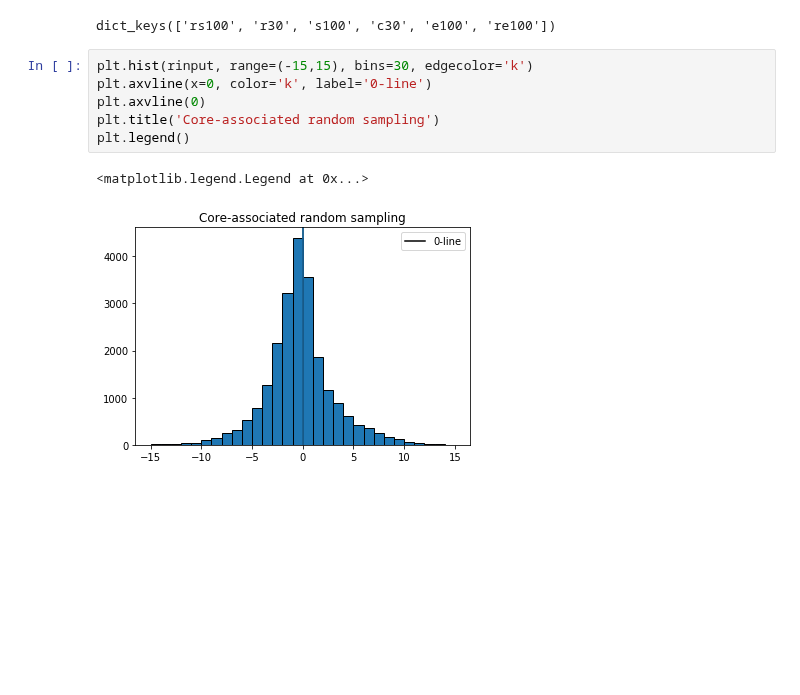
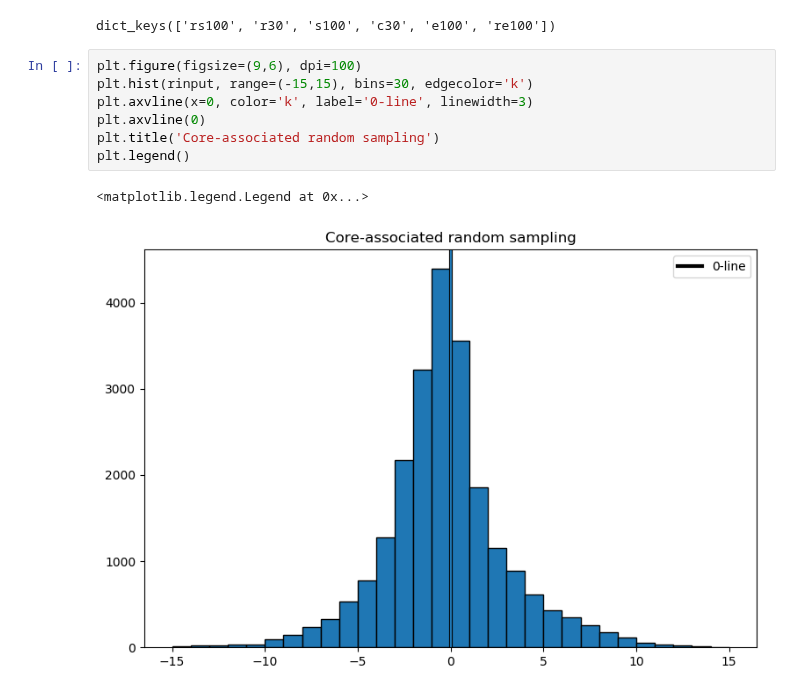
Before and after one commit to cornkle/proj_CEH, a Jupyter notebook: notebooks/AMMA_soil_moisture_distribution_test.ipynb, the cells around one changed output. Drawn from its saved outputs; the diff is of its cells as text; blank space fills up the shorter version.

```diff
--- a/notebooks/AMMA_soil_moisture_distribution_test.ipynb
+++ b/notebooks/AMMA_soil_moisture_distribution_test.ipynb
@@ -109,11 +110,12 @@ rinput = rinput[np.isfinite(rinput)]
 # %% [output]
 dict_keys(['rs100', 'r30', 's100', 'c30', 'e100', 're100'])
 # %%
+plt.figure(figsize=(9,6), dpi=100)
 plt.hist(rinput, range=(-15,15), bins=30, edgecolor='k')
-plt.axvline(x=0, color='k', label='0-line')
+plt.axvline(x=0, color='k', label='0-line', linewidth=3)
 plt.axvline(0)
 plt.title('Core-associated random sampling')
 plt.legend()
 # %% [output]
 <matplotlib.legend.Legend at 0x...>
-[figure, old version]
+[figure, new version]
```
Also changed, not shown: parts of 5 cells of this notebook.
